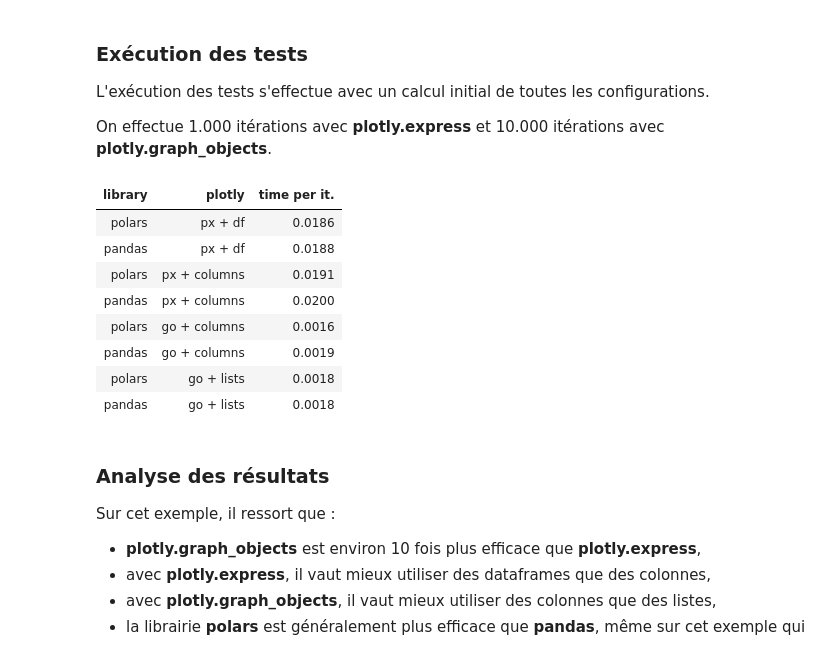
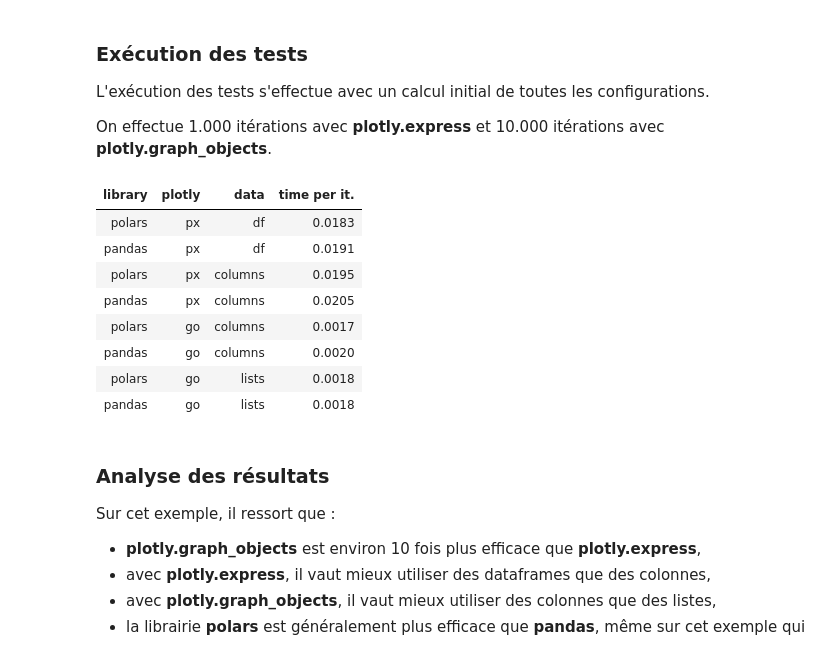
Before and after one commit to fran6w/pychenette, a Jupyter notebook: notebooks/Pychenette-8-Performances-plotly-express-vs-graph_objects.ipynb, the cells around one changed output. Saved outputs shown, nothing was run; the diff lists cells and outputs as text; code cells hidden in the pictures.

```diff
--- a/notebooks/Pychenette-8-Performances-plotly-express-vs-graph_objects.ipynb
+++ b/notebooks/Pychenette-8-Performances-plotly-express-vs-graph_objects.ipynb
@@ -162,27 +162,28 @@ times.append(bench_go_with_lists(pd_df, N_ITER))
 # %%
 # show results
 
 results = pl.DataFrame({"library": ["polars", "pandas"] * 4,
-                        "plotly": ["px + df"] * 2 + ["px + columns"] * 2 + ["go + columns"] * 2 + ["go + lists"] * 2,
+                        "plotly": ["px"] * 4 + ["go"] * 4,
+                        "data": ["df"] * 2 + ["columns"] * 4 + ["lists"] * 2,
                         "time per it.": times})
 
 gt = (results
       .style
       .fmt_number(columns=["time per it."], decimals=4)
       .tab_style(style=style.text(weight="bold"), locations=loc.column_header())
 )
 
 display(gt)
 # %% [output]
-| library | plotly | time per it. |
-| polars | px + df | 0.0186 |
-| pandas | px + df | 0.0188 |
-| polars | px + columns | 0.0191 |
-| pandas | px + columns | 0.0200 |
-| polars | go + columns | 0.0016 |
-| pandas | go + columns | 0.0019 |
-| polars | go + lists | 0.0018 |
-| pandas | go + lists | 0.0018 |
+| library | plotly | data | time per it. |
+| polars | px | df | 0.0183 |
+| pandas | px | df | 0.0191 |
+| polars | px | columns | 0.0195 |
+| pandas | px | columns | 0.0205 |
+| polars | go | columns | 0.0017 |
+| pandas | go | columns | 0.0020 |
+| polars | go | lists | 0.0018 |
+| pandas | go | lists | 0.0018 |
 # %% [markdown]
 ### Analyse des résultats
 
```
Also changed, not shown: parts of 1 cell of this notebook.
